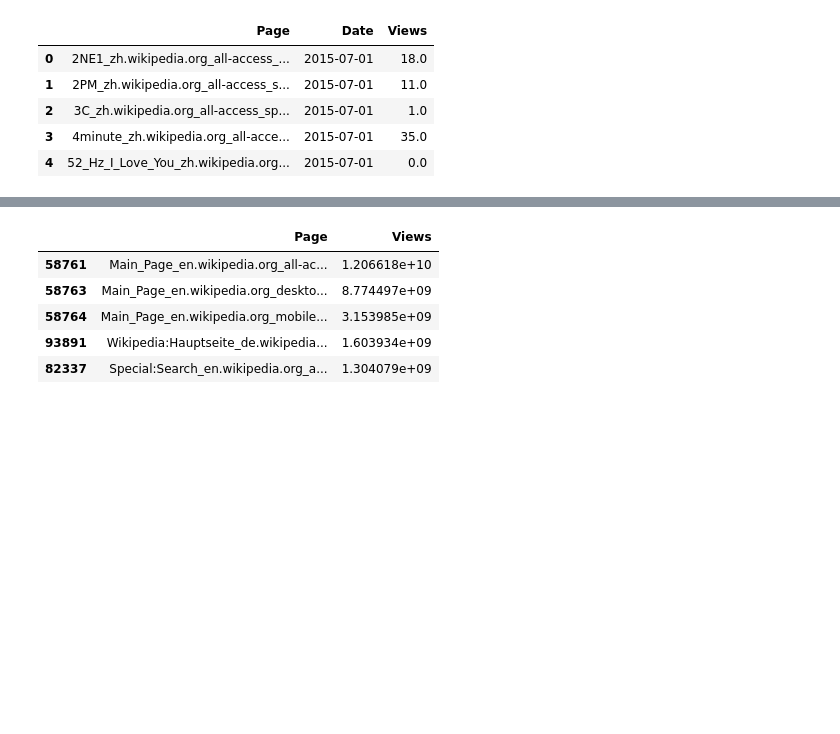
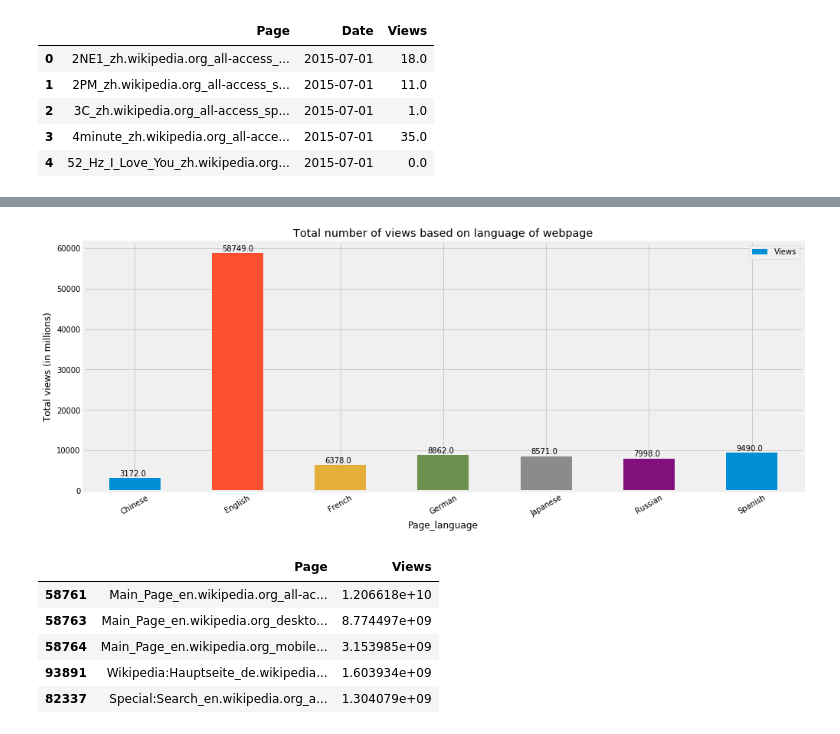
Before and after one commit to Subikshaa/Time-Series-Forecasting-on-Web-Traffic-Dataset, a Jupyter notebook: forecast.ipynb, the cells around one changed output, grey strips where cells are left out. Cells and saved outputs as stored; diff of their text form; code cells hidden in the pictures; blank space fills up the shorter version.

```diff
--- a/forecast.ipynb
+++ b/forecast.ipynb
@@ -85,8 +94,8 @@ def detect_lang(page):
         return text[0][-2:]
     else:
         return 'none'
-
-df_reshaped['Page_language'] = df_reshaped.Page.apply(detect_lang)
+temp1 = df_reshaped
+temp1['Wikipedia_page'] = temp1.Page.apply(detect_lang)
 
 def lang_code(code):
     if code == 'zh':
@@ -106,20 +115,24 @@ def lang_code(code):
     else:
         return 'None'
 
-df_reshaped['Page_language'] = df_reshaped.Page_language.apply(lang_code)
+temp1['Page_language'] = temp1.Wikipedia_page.apply(lang_code)
 # %%
+# Total number of views based on language of Wikipedia webpage
 fig,ax = plt.subplots(figsize=(15,6))
-lang_df = df_reshaped.groupby('Page_language')['Views'].sum().reset_index()
+lang_df = temp1.groupby('Page_language')['Views'].sum().reset_index()
 lang_df = lang_df[lang_df['Page_language']!='None']
 lang_df['Views'] = round(lang_df['Views']/1000000,0)
 
 bar_graph = lang_df.plot.bar(x='Page_language',y='Views',rot=30,ax=ax)
 bar_graph.set_ylabel('Total views (in millions)')
+bar_graph.set_title('Total number of views based on language of webpage')
 
 for p in ax.patches:
     ax.annotate(str(p.get_height()), (p.get_x()+0.1, p.get_height()+500))
 ax.legend()
 plt.show()
+# %% [output]
+[figure, added]
 # %%
 df_reshaped['Dayofweek'] = df_reshaped.Date.dt.dayofweek
 
```
Also changed, not shown: parts of 9 cells of this notebook.
